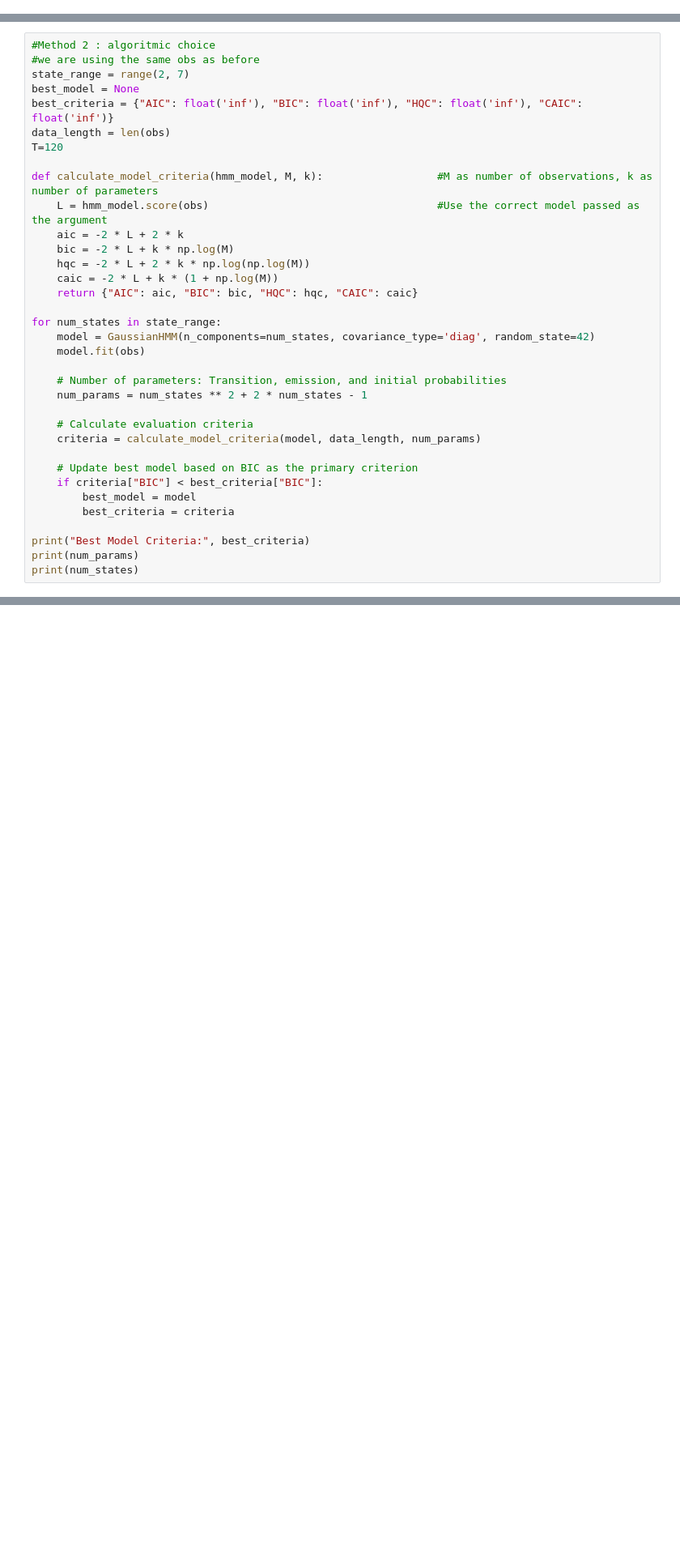
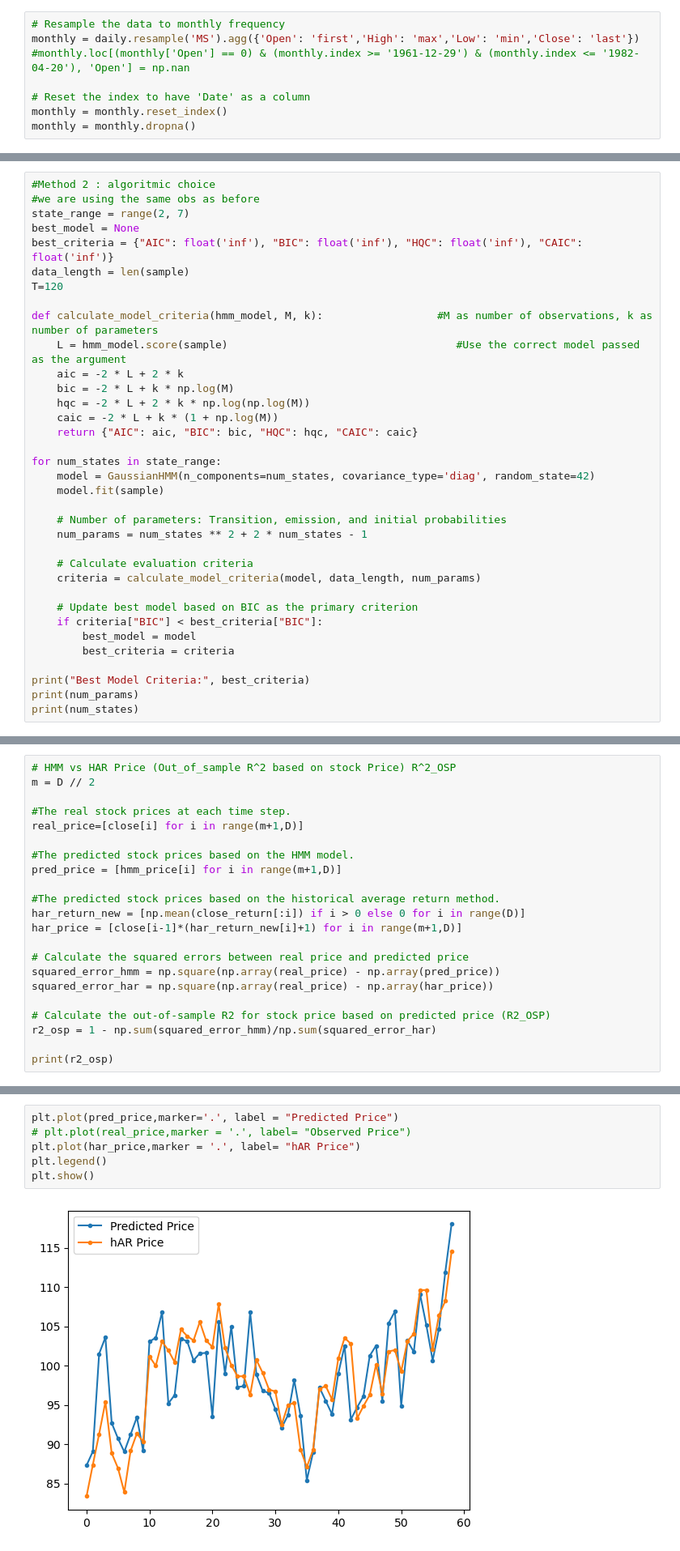
Before and after one commit to rinaaro/TS-project---HMM, a Jupyter notebook: Data_collection.ipynb, the cells around one changed output, grey strips where cells are left out. Shown at 81% size. Drawn from its saved outputs; the diff is of its cells as text; blank space fills up the shorter version.

```diff
--- a/Data_collection.ipynb
+++ b/Data_collection.ipynb
@@ -36,3 +31,11 @@ data_monthly = data_monthly.round(2)
+# %%
+# Resample the data to monthly frequency
+monthly = daily.resample('MS').agg({'Open': 'first','High': 'max','Low': 'min','Close': 'last'})
+#monthly.loc[(monthly['Open'] == 0) & (monthly.index >= '1961-12-29') & (monthly.index <= '1982-04-20'), 'Open'] = np.nan
+
+# Reset the index to have 'Date' as a column
+monthly = monthly.reset_index()
+monthly = monthly.dropna()
 # %% [markdown]
 # Descriptive statistics
 # %%
@@ -192,11 +197,11 @@ plt.show()
 state_range = range(2, 7)
 best_model = None
 best_criteria = {"AIC": float('inf'), "BIC": float('inf'), "HQC": float('inf'), "CAIC": float('inf')}
-data_length = len(obs)
+data_length = len(sample)
 T=120
 
 def calculate_model_criteria(hmm_model, M, k):                  #M as number of observations, k as number of parameters
-    L = hmm_model.score(obs)                                    #Use the correct model passed as the argument
+    L = hmm_model.score(sample)                                    #Use the correct model passed as the argument
     aic = -2 * L + 2 * k
     bic = -2 * L + k * np.log(M)
     hqc = -2 * L + 2 * k * np.log(np.log(M))
@@ -205,7 +210,7 @@ def calculate_model_criteria(hmm_model, M, k):                  #M as number of
 
 for num_states in state_range:
     model = GaussianHMM(n_components=num_states, covariance_type='diag', random_state=42)
-    model.fit(obs)
+    model.fit(sample)
 
     # Number of parameters: Transition, emission, and initial probabilities
     num_params = num_states ** 2 + 2 * num_states - 1
@@ -365,0 +346,22 @@ print(f"HMM MSE: {hmm_mse}, HAR MSE: {har_mse}")
+# %%
+# HMM vs HAR Price (Out_of_sample R^2 based on stock Price) R^2_OSP
+m = D // 2
+
+#The real stock prices at each time step.
+real_price=[close[i] for i in range(m+1,D)]
+
+#The predicted stock prices based on the HMM model.
+pred_price = [hmm_price[i] for i in range(m+1,D)]
+
+#The predicted stock prices based on the historical average return method.
+har_return_new = [np.mean(close_return[:i]) if i > 0 else 0 for i in range(D)]
+har_price = [close[i-1]*(har_return_new[i]+1) for i in range(m+1,D)]
+
+# Calculate the squared errors between real price and predicted price
+squared_error_hmm = np.square(np.array(real_price) - np.array(pred_price))
+squared_error_har = np.square(np.array(real_price) - np.array(har_price))
+
+# Calculate the out-of-sample R2 for stock price based on predicted price (R2_OSP)
+r2_osp = 1 - np.sum(squared_error_hmm)/np.sum(squared_error_har)
+
+print(r2_osp)
@@ -365,0 +370,8 @@ print(f"HMM MSE: {hmm_mse}, HAR MSE: {har_mse}")
+# %%
+plt.plot(pred_price,marker='.', label = "Predicted Price")
+# plt.plot(real_price,marker = '.', label= "Observed Price")
+plt.plot(har_price,marker = '.', label= "hAR Price")
+plt.legend()
+plt.show()
+# %% [output]
+[figure, added]
```
Also changed, not shown: parts of 21 cells of this notebook.
